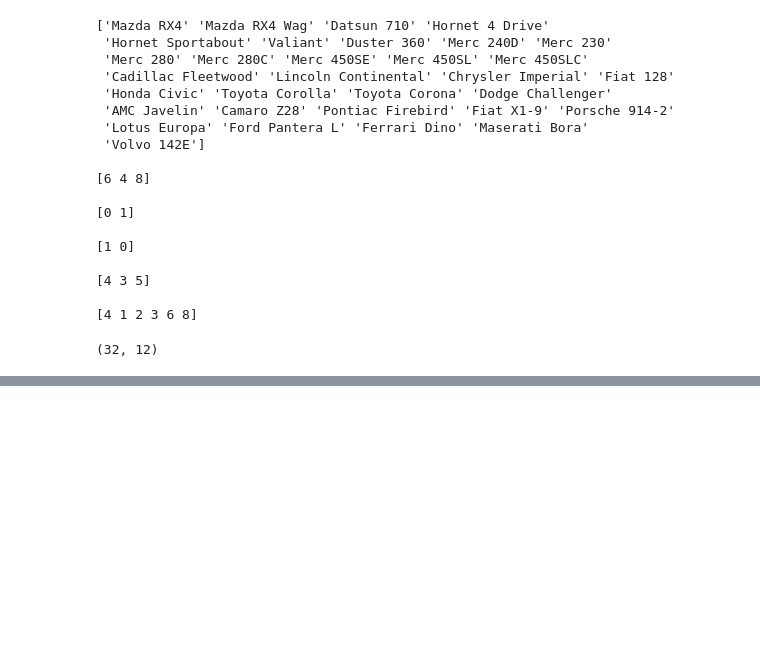
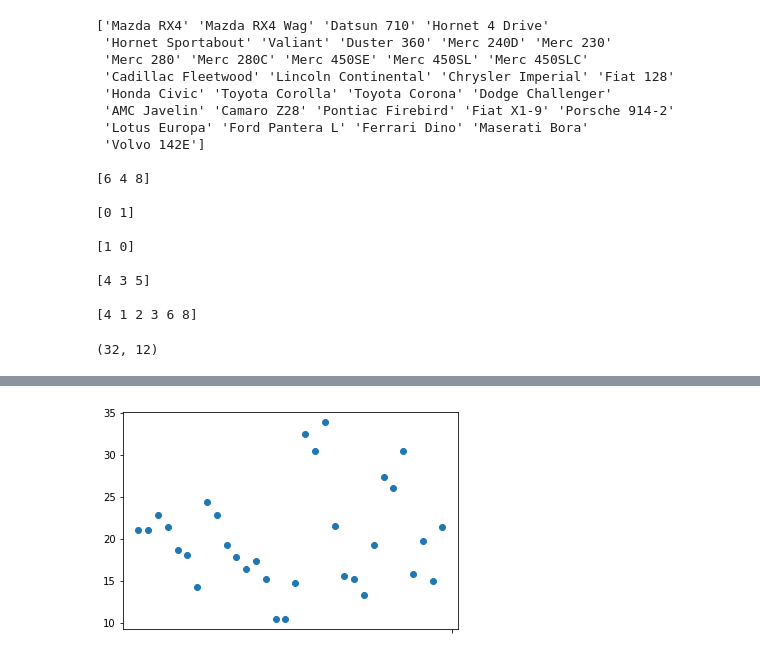
Before and after one commit to Khamaldeeen/SGA08_DATASCI, a Jupyter notebook: MTcars/edm.ipynb, the cells around one changed output, grey strips where cells are left out. Drawn from its saved outputs; the diff is of its cells as text; code cells hidden in the pictures; blank space fills up the shorter version.

```diff
--- a/MTcars/edm.ipynb
+++ b/MTcars/edm.ipynb
@@ -70,0 +104,6 @@ df.shape
+# %%
+plt.scatter(df['model'], df['mpg'])
+plt.xticks( [""] )
+plt.show()
+# %% [output]
+[figure, added]
```
Also changed, not shown: parts of 5 cells of this notebook, 2 other files.
